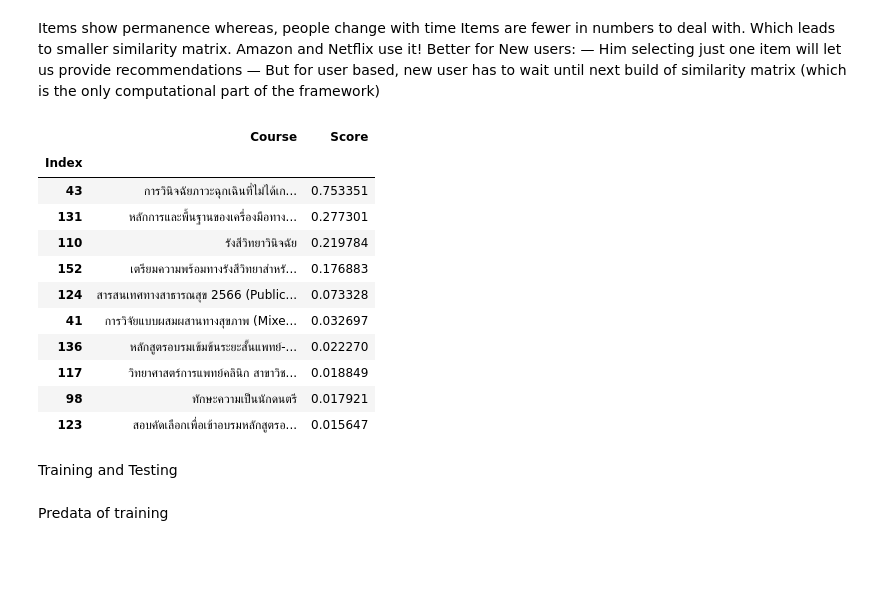
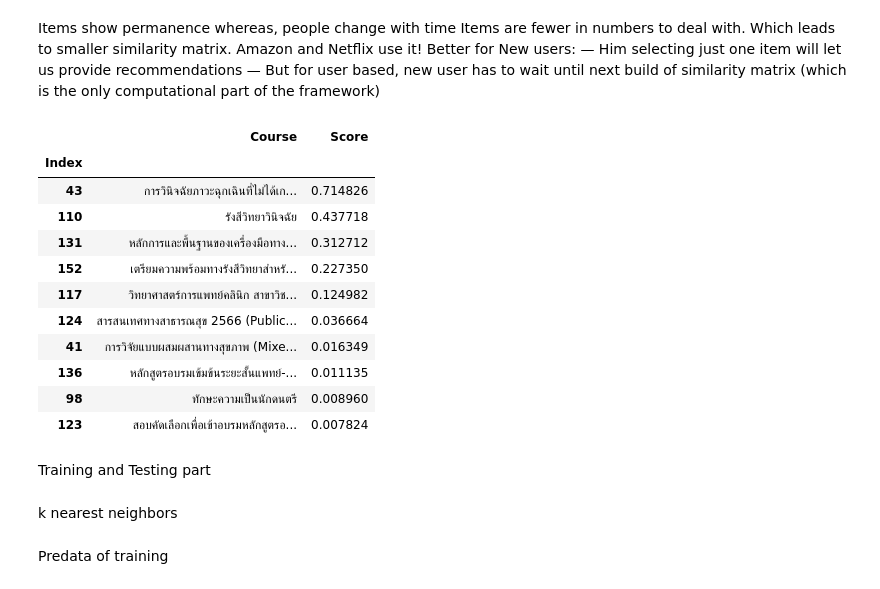
Before and after one commit to startg2545/recommendation-system, a Jupyter notebook: hybrid.ipynb, the cells around one changed output. Saved outputs shown, nothing was run; the diff lists cells and outputs as text; code cells hidden in the pictures; blank space fills up the shorter version.

Commit message:
add tfidf to the recommender system

```diff
--- a/hybrid.ipynb
+++ b/hybrid.ipynb
@@ -311,3 +309,17 @@ combined_matrix = hstack([tfidf_matrix, knn_matrix])
+# %%
+from sklearn.preprocessing import normalize
+from scipy.sparse import hstack
+
+# Set the weight
+tfidf_weight = 0.3
+knn_weight = 0.7
+
+# Normalize the matrices
+tfidf_matrix_normalized = normalize(tfidf_matrix)
+knn_matrix_normalized = normalize(knn_matrix)
+
+# Combined the normalized metrices
+combined_matrix = hstack([tfidf_matrix_normalized, knn_matrix_normalized])
 # %% [markdown]
 Euclidean Distance & Cosine Similarity
 # %%
@@ -459,22 +472,22 @@ Better for New users:
 — Him selecting just one item will let us provide recommendations
 — But for user based, new user has to wait until next build of similarity matrix (which is the only computational part of the framework)
 # %%
-recommender_knn_by_user('THANAKORN DARASRISAK', 10)
+recommender_hybrid_by_user('THANAKORN DARASRISAK', 10)
 # %% [output]
 |  | Course | Score |
 | Index |  |  |
-| 43 | การวินิจฉัยภาวะฉุกเฉินที่ไม่ได้เก... | 0.753351 |
-| 131 | หลักการและพื้นฐานของเครื่องมือทาง... | 0.277301 |
-| 110 | รังสีวิทยาวินิจฉัย | 0.219784 |
-| 152 | เตรียมความพร้อมทางรังสีวิทยาสำหรั... | 0.176883 |
-| 124 | สารสนเทศทางสาธารณสุข 2566 (Public... | 0.073328 |
-| 41 | การวิจัยแบบผสมผสานทางสุขภาพ (Mixe... | 0.032697 |
-| 136 | หลักสูตรอบรมเข้มข้นระยะสั้นแพทย์-... | 0.022270 |
-| 117 | วิทยาศาสตร์การแพทย์คลินิก สาขาวิช... | 0.018849 |
-| 98 | ทักษะความเป็นนักดนตรี | 0.017921 |
-| 123 | สอบคัดเลือกเพื่อเข้าอบรมหลักสูตรอ... | 0.015647 |
+| 43 | การวินิจฉัยภาวะฉุกเฉินที่ไม่ได้เก... | 0.714826 |
+| 110 | รังสีวิทยาวินิจฉัย | 0.437718 |
+| 131 | หลักการและพื้นฐานของเครื่องมือทาง... | 0.312712 |
+| 152 | เตรียมความพร้อมทางรังสีวิทยาสำหรั... | 0.227350 |
+| 117 | วิทยาศาสตร์การแพทย์คลินิก สาขาวิช... | 0.124982 |
+| 124 | สารสนเทศทางสาธารณสุข 2566 (Public... | 0.036664 |
+| 41 | การวิจัยแบบผสมผสานทางสุขภาพ (Mixe... | 0.016349 |
+| 136 | หลักสูตรอบรมเข้มข้นระยะสั้นแพทย์-... | 0.011135 |
+| 98 | ทักษะความเป็นนักดนตรี | 0.008960 |
+| 123 | สอบคัดเลือกเพื่อเข้าอบรมหลักสูตรอ... | 0.007824 |
 # %% [markdown]
-Training and Testing
+Training and Testing part
 # %%
 from sklearn.model_selection import train_test_split
 from sklearn.neighbors import KNeighborsRegressor
@@ -481,3 +498,5 @@ from sklearn.neighbors import KNeighborsRegressor
+# %% [markdown]
+k nearest neighbors
 # %% [markdown]
 Predata of training
 # %%
```
Also changed, not shown: parts of 13 cells of this notebook, 3 other files.
